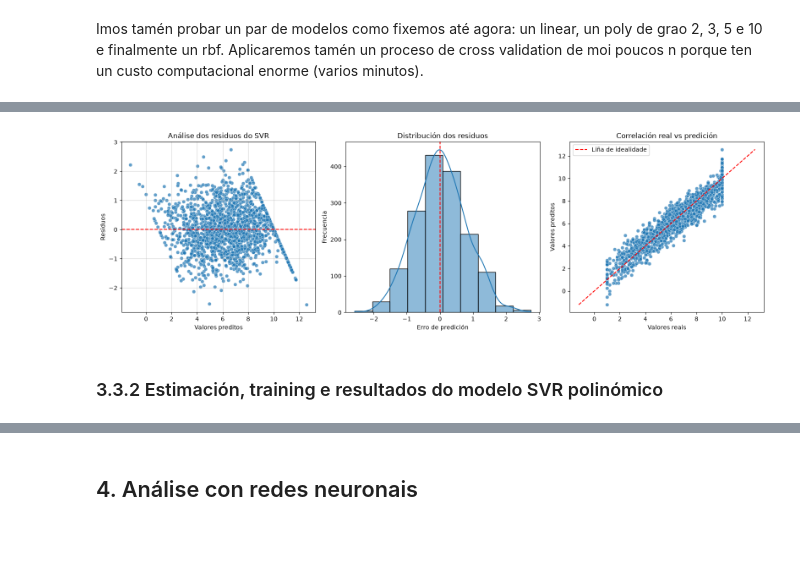
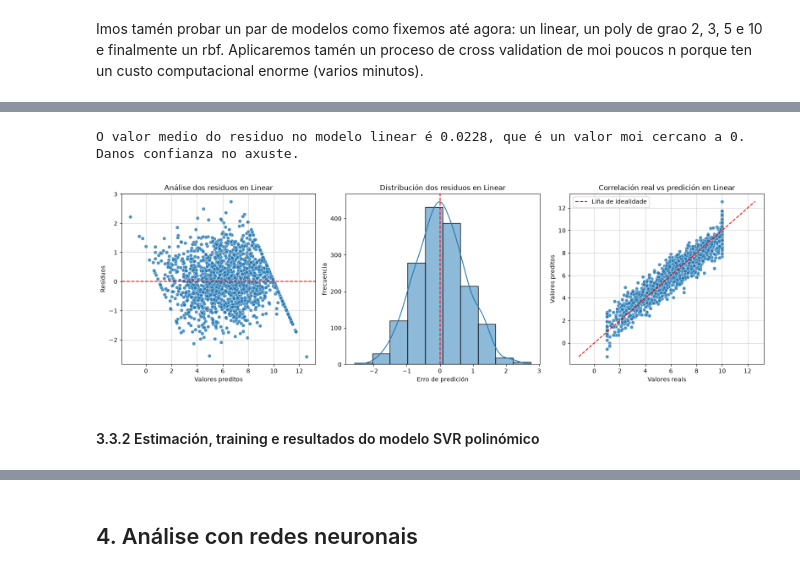
Before and after one commit to sebastian-taboas/Biophysics, a Jupyter notebook: traballo1_redes_neuronais/rede_neuronal_optima.ipynb, the cells around one changed output, grey strips where cells are left out. Saved outputs shown, nothing was run; the diff lists cells and outputs as text; code cells hidden in the pictures; blank space fills up the shorter version.

```diff
--- a/traballo1_redes_neuronais/rede_neuronal_optima.ipynb
+++ b/traballo1_redes_neuronais/rede_neuronal_optima.ipynb
@@ -857,6 +857,10 @@ O r2 no modelo linear no conxunto de teste é 0.8889
 fig, axs = plt.subplots(1,3, figsize=(16, 5))
 
 residuos = y_score_test - y_score_hat_test_lin
+if residuos.mean() < 0.1:
+    print(f'O valor medio do residuo no modelo linear é {residuos.mean():.4f}, que é un valor moi cercano a 0. Danos confianza no axuste.')
+else:
+    print(f'O valor medio do residuo no modelo linear é {residuos.mean():.4f}, que é un valor moi grande e sinala unha patoloxía na análise.')
 
 # 1. Gráfico de residuos
 sns.scatterplot(x = y_score_hat_test_lin,y = residuos, alpha=0.8, ax=axs[0])
@@ -864,36 +868,37 @@ axs[0].axhline(0, color='red', linestyle='--')
 axs[0].set_xlabel("Valores preditos")
 axs[0].set_ylabel("Residuos")
 axs[0].set_title("Análise dos residuos en Linear")
 axs[0].grid(alpha=0.6)
 
 # 2. Histograma dos residuos
 sns.histplot(residuos, kde=True, bins=10, ax=axs[1])
 axs[1].axvline(0, color='red', linestyle='--')
 axs[1].set_xlabel("Erro de predición")
 axs[1].set_ylabel("Frecuencia")
 axs[1].set_title("Distribución dos residuos en Linear")
 
 # 3. Valores reais vs preditos
 sns.scatterplot(x = y_score_test, y = y_score_hat_test_lin, alpha = 0.8, ax = axs[2])
 
 limites = [
     min(y_score_test.min(), y_score_hat_test_lin.min()),
     max(y_score_test.max(), y_score_hat_test_lin.max())
 ]
 
 axs[2].plot(limites, limites, 'r--', label='Liña de idealidade')
 axs[2].set_xlabel('Valores reais')
 axs[2].set_ylabel('Valores preditos')
 axs[2].set_title('Correlación real vs predición en Linear')
 axs[2].grid(alpha=0.6)
 axs[2].legend()
 
 plt.tight_layout()
 plt.show()
 # %% [output]
+O valor medio do residuo no modelo linear é 0.0228, que é un valor moi cercano a 0. Danos confianza no axuste.
-[figure, old version]
+[figure, new version]
 # %% [markdown]
-### 3.3.2 Estimación, training e resultados do modelo SVR polinómico
+#### 3.3.2 Estimación, training e resultados do modelo SVR polinómico
 # %%
 param_svr_poly = {
     'C': [1, 10, 100,],
```
Also changed, not shown: parts of 40 cells of this notebook, 1 other file.
